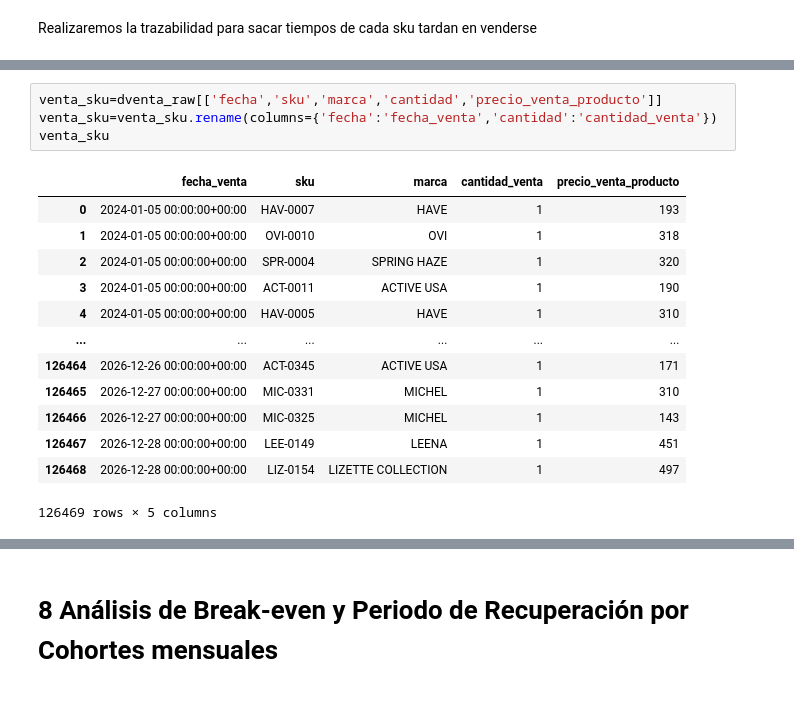
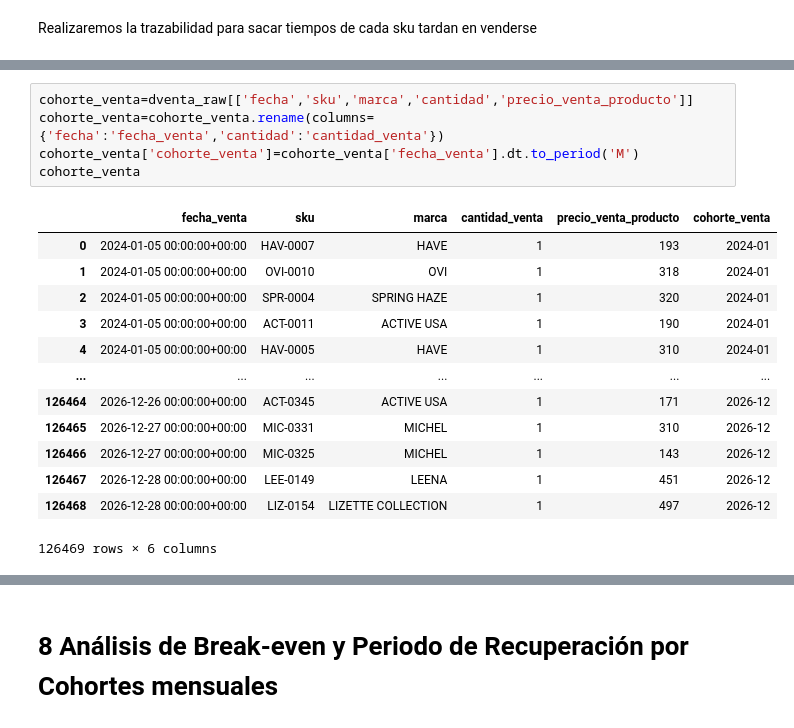
Before and after one commit to Adrian-estrada-chavez/clothing-sales-roi-analysis, a Jupyter notebook: notebooks/Clothing_sales_roi_analysis.ipynb, the cells around one changed output, grey strips where cells are left out. Cells and saved outputs as stored; diff of their text form.

```diff
--- a/notebooks/Clothing_sales_roi_analysis.ipynb
+++ b/notebooks/Clothing_sales_roi_analysis.ipynb
@@ -1119,18 +1120,19 @@ compra_sku
 # %%
-venta_sku=dventa_raw[['fecha','sku','marca','cantidad','precio_venta_producto']]
-venta_sku=venta_sku.rename(columns={'fecha':'fecha_venta','cantidad':'cantidad_venta'})
-venta_sku
+cohorte_venta=dventa_raw[['fecha','sku','marca','cantidad','precio_venta_producto']]
+cohorte_venta=cohorte_venta.rename(columns={'fecha':'fecha_venta','cantidad':'cantidad_venta'})
+cohorte_venta['cohorte_venta']=cohorte_venta['fecha_venta'].dt.to_period('M')
+cohorte_venta
 # %% [output]
-|  | fecha_venta | sku | marca | cantidad_venta | precio_venta_producto |
-| 0 | 2024-01-05 00:00:00+00:00 | HAV-0007 | HAVE | 1 | 193 |
-| 1 | 2024-01-05 00:00:00+00:00 | OVI-0010 | OVI | 1 | 318 |
-| 2 | 2024-01-05 00:00:00+00:00 | SPR-0004 | SPRING HAZE | 1 | 320 |
-| 3 | 2024-01-05 00:00:00+00:00 | ACT-0011 | ACTIVE USA | 1 | 190 |
-| 4 | 2024-01-05 00:00:00+00:00 | HAV-0005 | HAVE | 1 | 310 |
-| ... | ... | ... | ... | ... | ... |
-| 126464 | 2026-12-26 00:00:00+00:00 | ACT-0345 | ACTIVE USA | 1 | 171 |
-| 126465 | 2026-12-27 00:00:00+00:00 | MIC-0331 | MICHEL | 1 | 310 |
-| 126466 | 2026-12-27 00:00:00+00:00 | MIC-0325 | MICHEL | 1 | 143 |
-| 126467 | 2026-12-28 00:00:00+00:00 | LEE-0149 | LEENA | 1 | 451 |
-| 126468 | 2026-12-28 00:00:00+00:00 | LIZ-0154 | LIZETTE COLLECTION | 1 | 497 |
+|  | fecha_venta | sku | marca | cantidad_venta | precio_venta_producto | cohorte_venta |
+| 0 | 2024-01-05 00:00:00+00:00 | HAV-0007 | HAVE | 1 | 193 | 2024-01 |
+| 1 | 2024-01-05 00:00:00+00:00 | OVI-0010 | OVI | 1 | 318 | 2024-01 |
+| 2 | 2024-01-05 00:00:00+00:00 | SPR-0004 | SPRING HAZE | 1 | 320 | 2024-01 |
+| 3 | 2024-01-05 00:00:00+00:00 | ACT-0011 | ACTIVE USA | 1 | 190 | 2024-01 |
+| 4 | 2024-01-05 00:00:00+00:00 | HAV-0005 | HAVE | 1 | 310 | 2024-01 |
+| ... | ... | ... | ... | ... | ... | ... |
+| 126464 | 2026-12-26 00:00:00+00:00 | ACT-0345 | ACTIVE USA | 1 | 171 | 2026-12 |
+| 126465 | 2026-12-27 00:00:00+00:00 | MIC-0331 | MICHEL | 1 | 310 | 2026-12 |
+| 126466 | 2026-12-27 00:00:00+00:00 | MIC-0325 | MICHEL | 1 | 143 | 2026-12 |
+| 126467 | 2026-12-28 00:00:00+00:00 | LEE-0149 | LEENA | 1 | 451 | 2026-12 |
+| 126468 | 2026-12-28 00:00:00+00:00 | LIZ-0154 | LIZETTE COLLECTION | 1 | 497 | 2026-12 |
-126469 rows × 5 columns
+126469 rows × 6 columns
```
Also changed, not shown: parts of 7 cells of this notebook.
